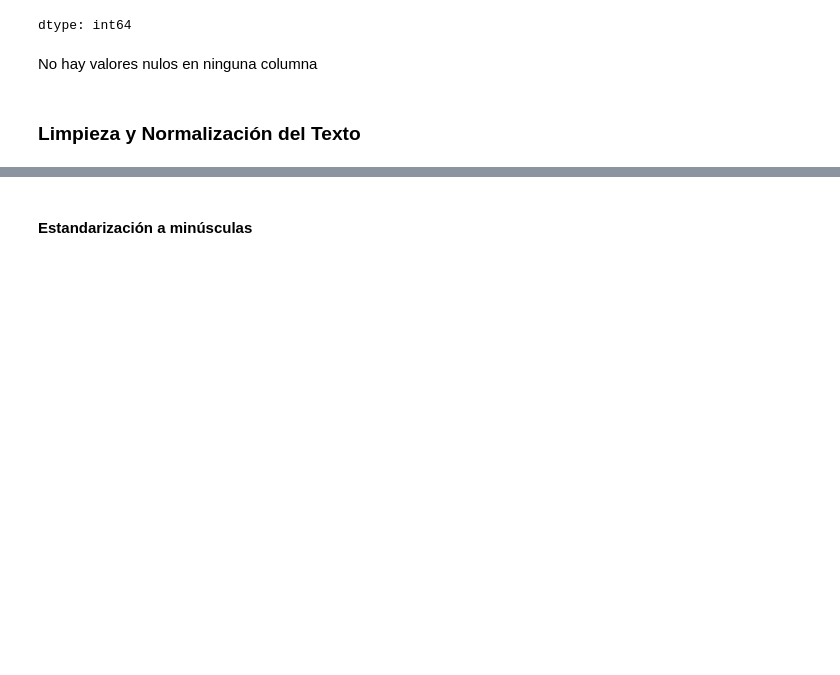
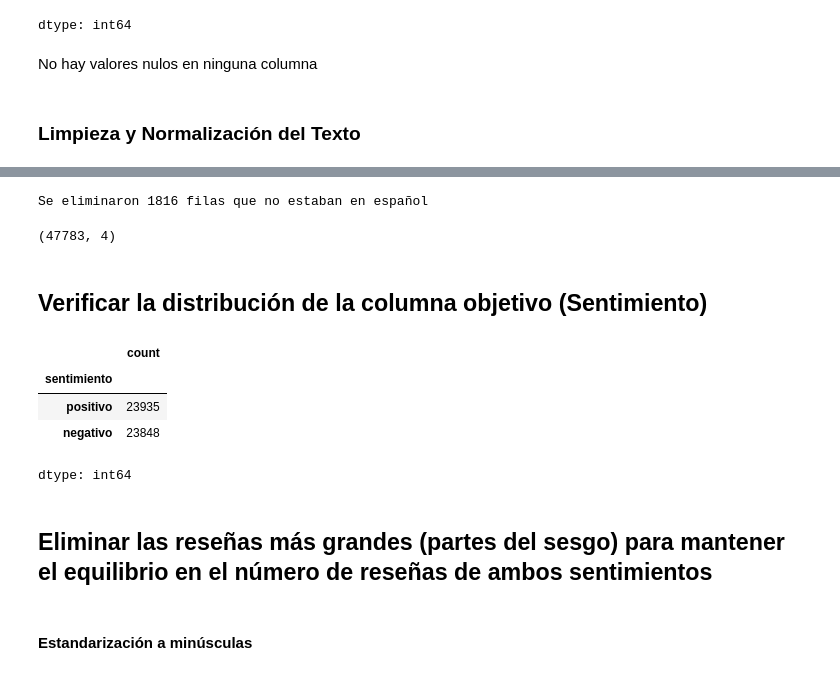
Before and after one commit to Bladimir0607/sentiment-api-equipo39, a Jupyter notebook: data_science/notebooks/Modelo_hackathon.ipynb, the cells around one changed output, grey strips where cells are left out. Cells and saved outputs as stored; diff of their text form; code cells hidden in the pictures; blank space fills up the shorter version.

```diff
--- a/data_science/notebooks/Modelo_hackathon.ipynb
+++ b/data_science/notebooks/Modelo_hackathon.ipynb
@@ -703,0 +713,6 @@ No hay valores nulos en ninguna columna
+# %%
+filas_originales = len(datos)
+filas_limpias = len(datos_limpios)
+print(f"Se eliminaron {filas_originales - filas_limpias} filas que no estaban en español")
+# %% [output]
+Se eliminaron 1816 filas que no estaban en español
@@ -704,3 +721,19 @@ No hay valores nulos en ninguna columna
+# %%
+datos.shape
+# %% [output]
+(47783, 4)
+# %% [markdown]
+## Verificar la distribución de la columna objetivo (Sentimiento)
+# %%
+datos['sentimiento'].value_counts()
+# %% [output]
+|  | count |
+| sentimiento |  |
+| positivo | 23935 |
+| negativo | 23848 |
+dtype: int64
+# %% [markdown]
+## Eliminar las reseñas más grandes (partes del sesgo) para mantener el equilibrio en el número de reseñas de ambos sentimientos
 # %% [markdown]
 #### Estandarización a minúsculas
 # %%
```
Also changed, not shown: parts of 38 cells of this notebook.
